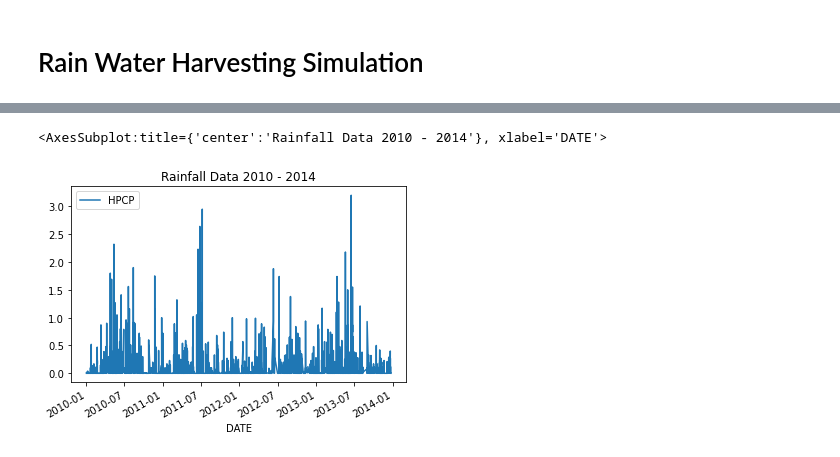
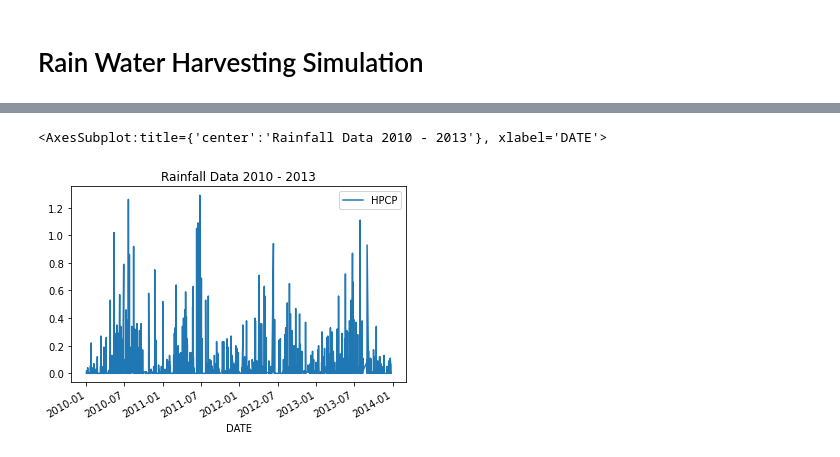
Before and after one commit to gbroques/rain-water-harvesting-simulation, a Jupyter notebook: rwhs.ipynb, the cells around one changed output, grey strips where cells are left out. Drawn from its saved outputs; the diff is of its cells as text; code cells hidden in the pictures.

```diff
--- a/rwhs.ipynb
+++ b/rwhs.ipynb
@@ -25,4 +27,6 @@ the data value is missing. Hours with no precipitation are not shown.
 # %%
 import pandas as pd
-df = pd.read_csv('./2228739.csv')
-df = df.loc[df['HPCP'] != 999.99]
+
+date_column_index = 5
+df = pd.read_csv('./2228739.csv', parse_dates=[date_column_index])
+df
@@ -28,0 +52,3 @@ df = df.loc[df['HPCP'] != 999.99]
+# %%
+df = df.loc[df['STATION_NAME'] == 'ST LOUIS LAMBERT INTERNATIONAL AIRPORT MO US']
+df
@@ -28,0 +69,4 @@ df = df.loc[df['HPCP'] != 999.99]
+# %%
+MISSING_DATA_VALUE = 999.99
+df = df.loc[df['HPCP'] != MISSING_DATA_VALUE]
+df
@@ -29,7 +87,7 @@ df = df.loc[df['HPCP'] != 999.99]
 # %%
-s = df.groupby(['DATE']).sum()
-s.index = pd.to_datetime(s.index)
-s.plot(kind='line', y='HPCP', title='Rainfall Data 2010 - 2014')
+# group by date in case multiple stations recorded rainfall during the same hour
+s = df.groupby(['DATE']).mean()
+s.plot(kind='line', y='HPCP', title='Rainfall Data 2010 - 2013')
 # %% [output]
-<AxesSubplot:title={'center':'Rainfall Data 2010 - 2014'}, xlabel='DATE'>
+<AxesSubplot:title={'center':'Rainfall Data 2010 - 2013'}, xlabel='DATE'>
-[figure, old version]
+[figure, new version]
```
Also changed, not shown: parts of 8 cells of this notebook.
